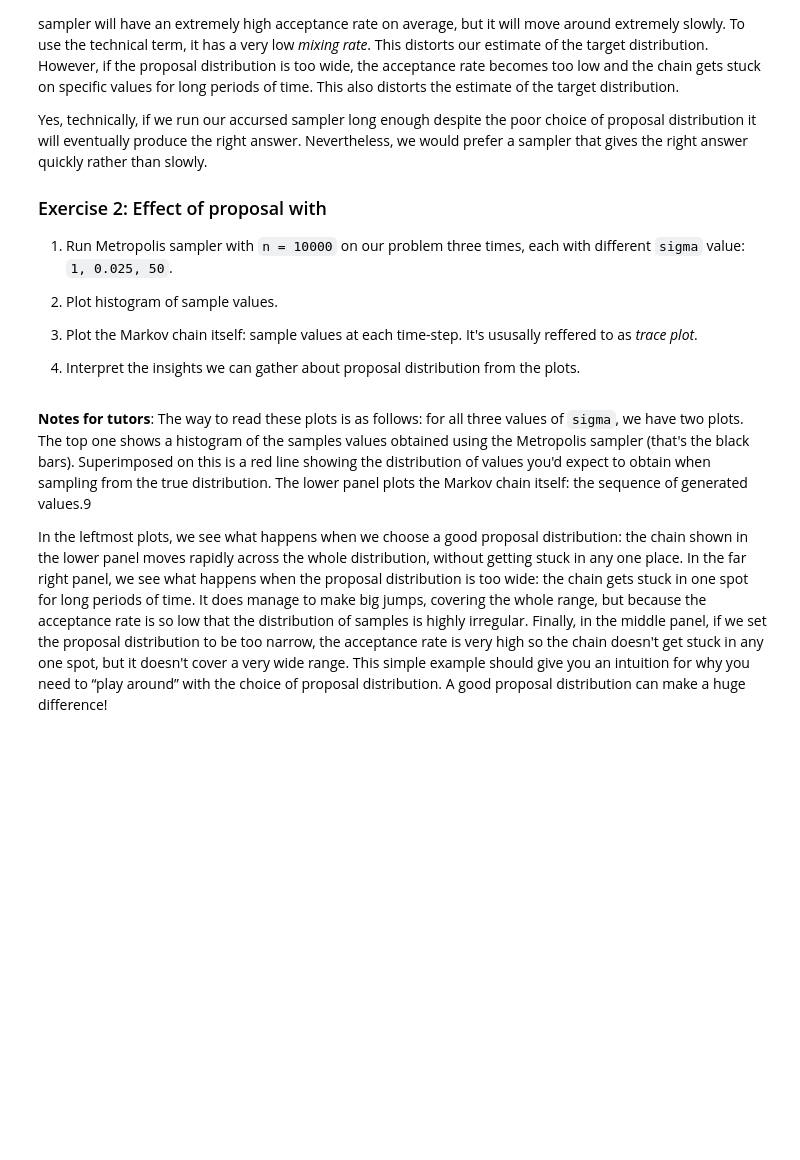
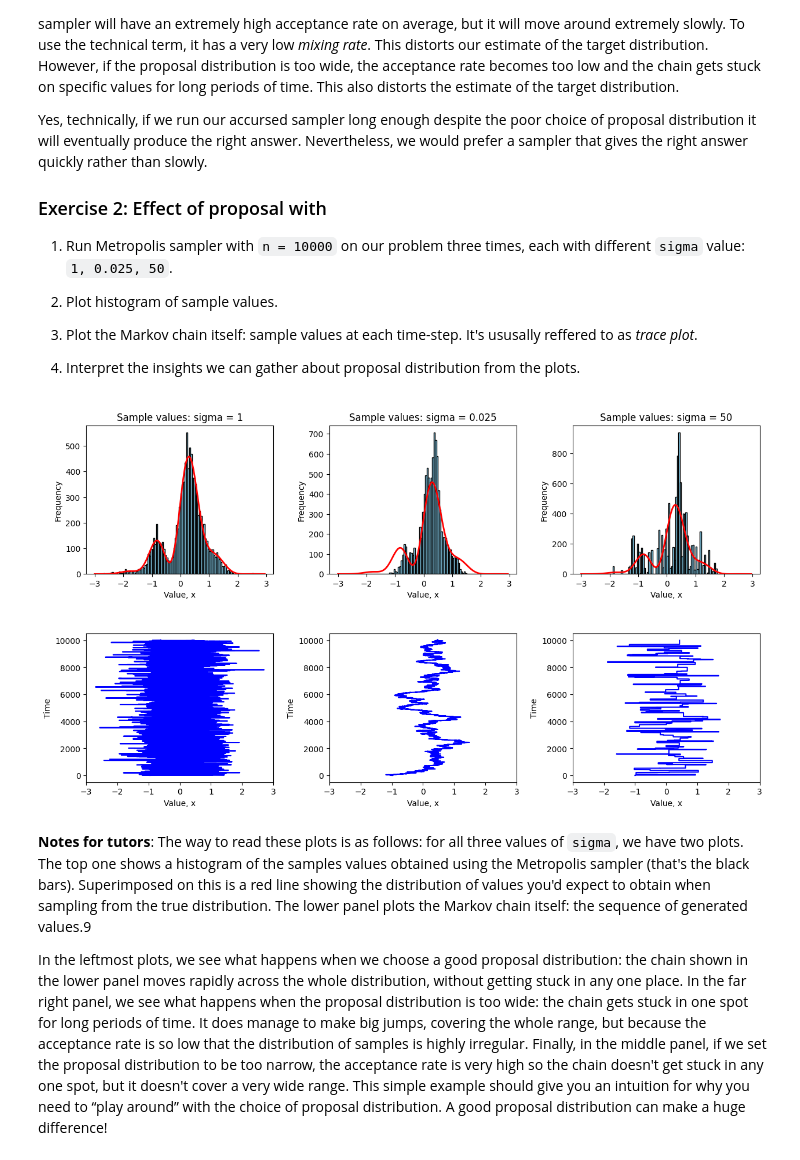
Before and after one commit to MichalSlowakiewicz/Statistical-Data-Analysis-2, a Jupyter notebook: LAB_10_2.ipynb, the cells around one changed output. Drawn from its saved outputs; the diff is of its cells as text; code cells hidden in the pictures; blank space fills up the shorter version.

```diff
--- a/LAB_10_2.ipynb
+++ b/LAB_10_2.ipynb
@@ -101,7 +101,7 @@ import numpy as np
 # %%
 def target(x):
     #############################################
-    res = ...
+    res = torch.exp(-x**2) * (2 + torch.sin(5*x) + torch.sin(2*x))
     ##############################################
     return res
 
@@ -109,13 +109,21 @@ def metropolis_step(x, sigma):
 
     ##############################################
     # Propose a new value for x from a normal distribution
+    x_star = x + torch.normal(0.0, sigma, size=x.shape)
 
     # Calculate the acceptance probability
+    alpha = torch.min(torch.tensor(1.0), target(x_star) / target(x))
 
     # Draw a random uniform number
+    u = torch.rand(1)
 
     # Decide whether to accept the proposed x
-
+    if u <= alpha:
+        value = x_star
+        accepted = True
+    else:
+        value = x
+        accepted = False
     #############################################
 
     # Return the result as a dictionary
@@ -131,6 +139,8 @@ def metropolis_sampler(initial_value, n=1000, sigma=1, burnin=0, lag=0):
     for _ in range(burnin):
       #######################################################
       # TODO
+      out = metropolis_step(current_state, sigma)
+      current_state = out['value']
       #####################################################
 
     # Sampling phase
@@ -138,6 +148,8 @@ def metropolis_sampler(initial_value, n=1000, sigma=1, burnin=0, lag=0):
         for _ in range(1+lag):
           ###################################################
           # TODO
+          out = metropolis_step(current_state, sigma)
+          current_state = out['value']
           ###################################################
         results.append(out)
 
@@ -156,6 +168,6 @@ torch.manual_seed(1234)
 # Run the sampler with initial_value = 0
 out = metropolis_sampler(initial_value=torch.tensor(0.0))
 
-# Print the first 10 values (both value and accepted status)
-for i in range(10):
+# Print the first 100 values (both value and accepted status)
+for i in range(100):
     print(f"Value: {out['values'][i].item()}, Accepted: {out['accepted'][i].item()}")
@@ -186,42 +216,44 @@ plt.subplots_adjust(hspace=0.4, wspace=0.3)
 
 # Parameters
 ######################################################################
-sigma = ...
-n = ...
+sigma = [1, 0.025, 50]
+n = 10000
 ######################################################################
 
 # Generate plots for each sigma
 for i in range(3):
     # Run the Metropolis sampler
     out = metropolis_sampler(initial_value=torch.tensor(-1.0), n=n, sigma=sigma[i])
 
     # Extract values
     values = out['values'].numpy()
 
     # Histogram
     ax_hist = axes[0, i]
     ax_hist.hist(values, bins=np.arange(-3, 3, 0.05), color='skyblue', edgecolor='black')
     ax_hist.set_title(f"Sample values: sigma = {sigma[i]}")
     ax_hist.set_xlabel("Value, x")
     ax_hist.set_ylabel("Frequency")
 
     ######################################################################
     # Overlay expected distribution
     x = np.arange(-3, 3, 0.05)
-    p = ...  # Calculate target distribution
-    expected = ...  # Expected values based on target distribution
+    p = target(torch.tensor(x)).numpy()  # Calculate target distribution
+    expected = n*p/p.sum()  # Expected values based on target distribution
     ax_hist.plot(x, expected, color='red', linewidth=2)
     ######################################################################
 
     # Time-series plot
     ax_plot = axes[1, i]
     ax_plot.plot(values, np.arange(1, n + 1), color='blue')
     ax_plot.set_xlim([-3, 3])
     ax_plot.set_xlabel("Value, x")
     ax_plot.set_ylabel("Time")
 
 # Display the plots
 plt.show()
+# %% [output]
+[figure, added]
 # %% [markdown]
 **Notes for tutors**: The way to read these plots is as follows: for all three values of `sigma`, we have two plots. The top one shows a histogram of the samples values obtained using the Metropolis sampler (that's the black bars). Superimposed on this is a red line showing the distribution of values you'd expect to obtain when sampling from the true distribution. The lower panel plots the Markov chain itself: the sequence of generated values.9
 
```
Also changed, not shown: parts of 3 cells of this notebook.
